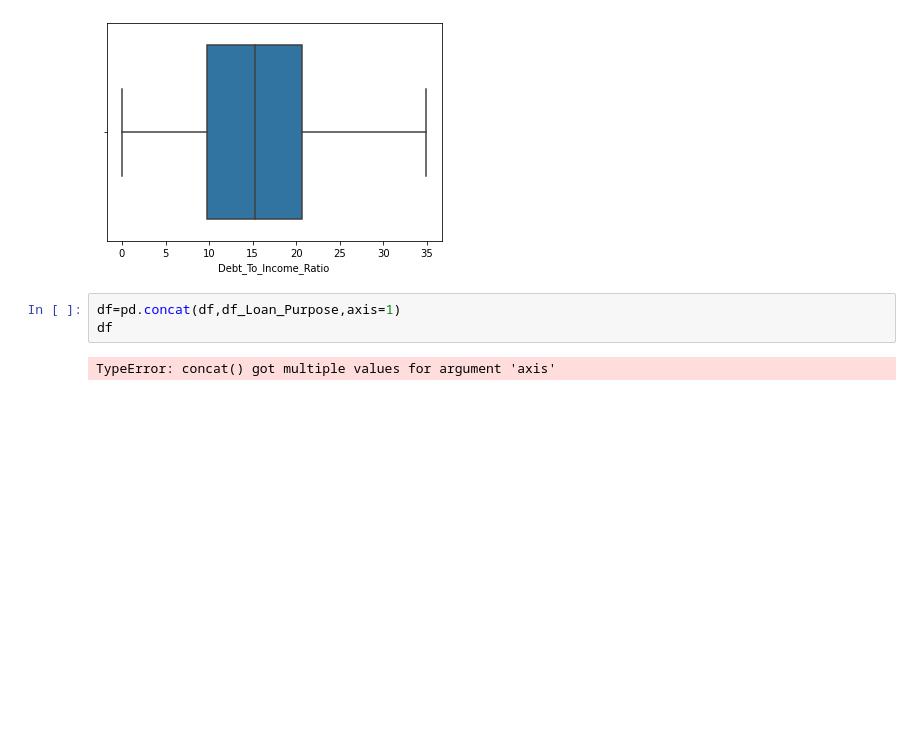
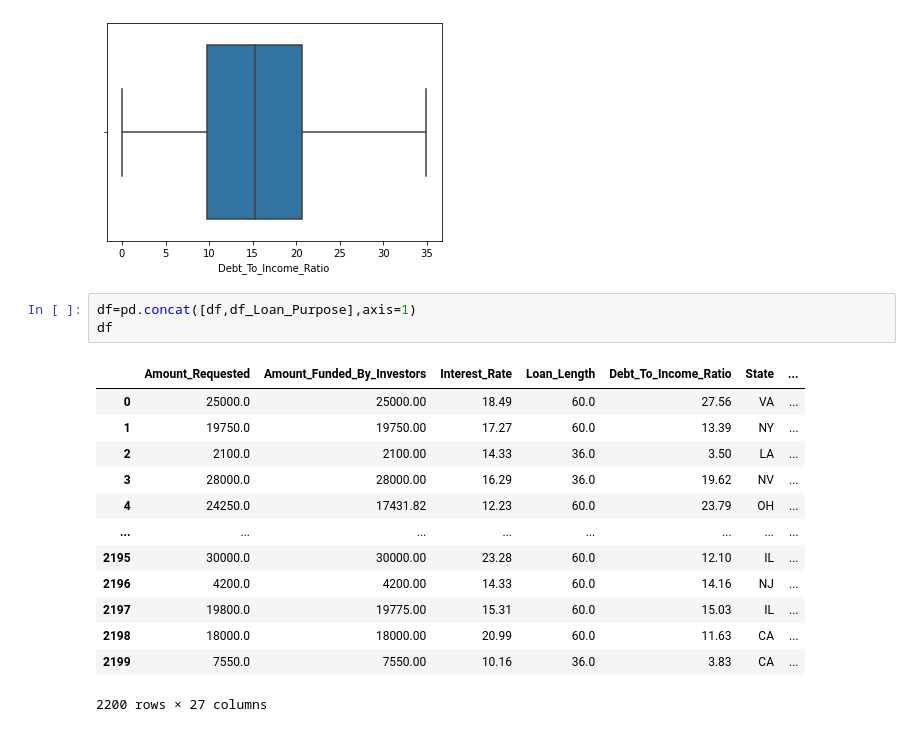
Before and after one commit to prashant4961/bank_interest_rate, a Jupyter notebook: bank_interest_rate.ipynb, the cells around one changed output. Saved outputs shown, nothing was run; the diff lists cells and outputs as text; blank space fills up the shorter version.

```diff
--- a/bank_interest_rate.ipynb
+++ b/bank_interest_rate.ipynb
@@ -368,7 +368,19 @@ sns.boxplot(df['Debt_To_Income_Ratio'])
 <AxesSubplot:xlabel='Debt_To_Income_Ratio'>
 [figure]
 # %%
-df=pd.concat(df,df_Loan_Purpose,axis=1)
+df=pd.concat([df,df_Loan_Purpose],axis=1)
 df
 # %% [output]
+|  | Amount_Requested | Amount_Funded_By_Investors | Interest_Rate | Loan_Length | Debt_To_Income_Ratio | State | ... |
+| 0 | 25000.0 | 25000.00 | 18.49 | 60.0 | 27.56 | VA | ... |
+| 1 | 19750.0 | 19750.00 | 17.27 | 60.0 | 13.39 | NY | ... |
+| 2 | 2100.0 | 2100.00 | 14.33 | 36.0 | 3.50 | LA | ... |
+| 3 | 28000.0 | 28000.00 | 16.29 | 36.0 | 19.62 | NV | ... |
+| 4 | 24250.0 | 17431.82 | 12.23 | 60.0 | 23.79 | OH | ... |
+| ... | ... | ... | ... | ... | ... | ... | ... |
+| 2195 | 30000.0 | 30000.00 | 23.28 | 60.0 | 12.10 | IL | ... |
+| 2196 | 4200.0 | 4200.00 | 14.33 | 60.0 | 14.16 | NJ | ... |
+| 2197 | 19800.0 | 19775.00 | 15.31 | 60.0 | 15.03 | IL | ... |
+| 2198 | 18000.0 | 18000.00 | 20.99 | 60.0 | 11.63 | CA | ... |
+| 2199 | 7550.0 | 7550.00 | 10.16 | 36.0 | 3.83 | CA | ... |
-TypeError: concat() got multiple values for argument 'axis'
+2200 rows × 27 columns
```
Also changed, not shown: 1 other file.
